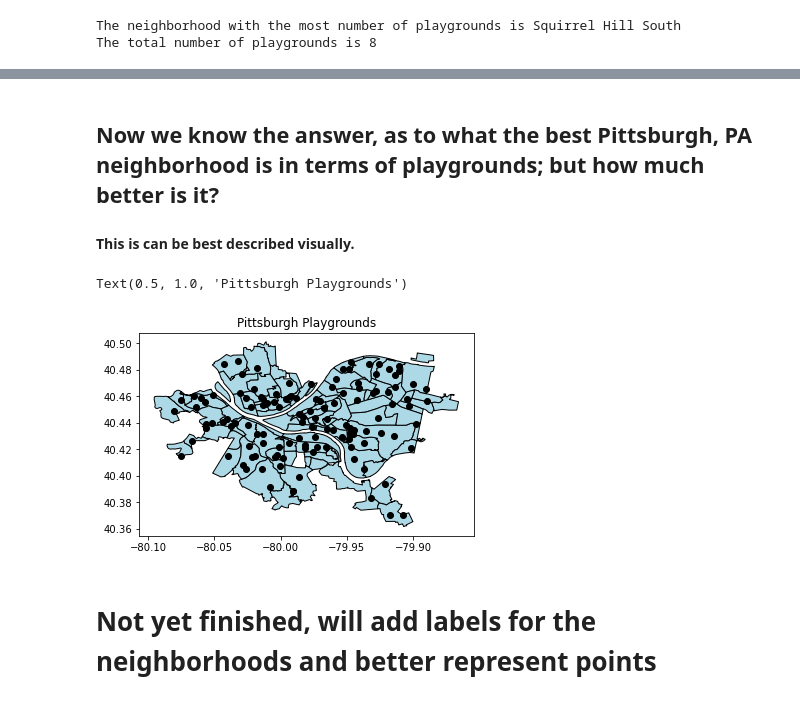
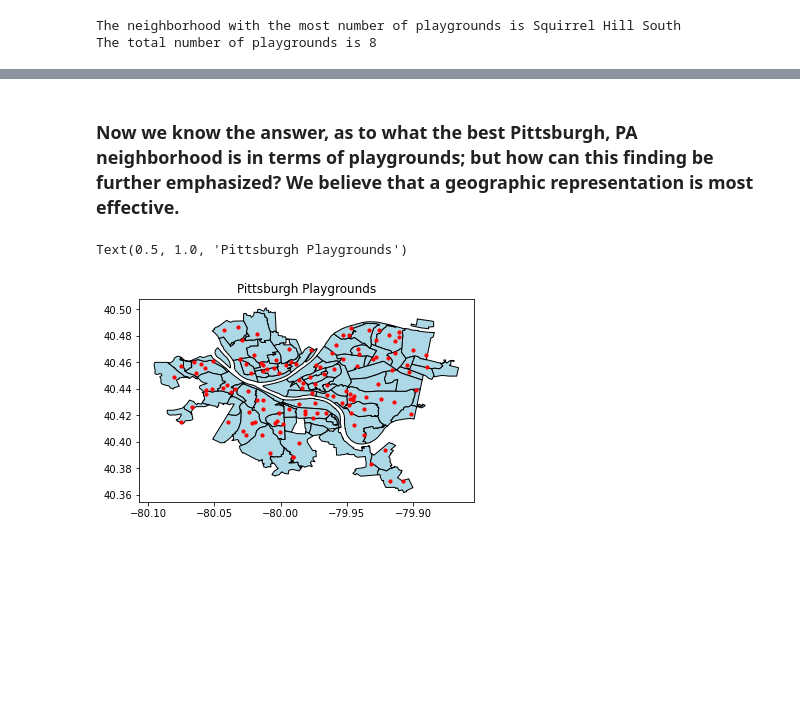
Before and after one commit to Joel961/Big-Ideas-Final-Project, a Jupyter notebook: playgrounds.ipynb, the cells around one changed output, grey strips where cells are left out. Saved outputs shown, nothing was run; the diff lists cells and outputs as text; code cells hidden in the pictures; blank space fills up the shorter version.

```diff
--- a/playgrounds.ipynb
+++ b/playgrounds.ipynb
@@ -28,6 +38,5 @@ The total number of playgrounds is 8
 # %% [markdown]
-## Now we know the answer, as to what the best Pittsburgh, PA neighborhood is in terms of playgrounds; but how much better is it?
-#### This is can be best described visually.
+### Now we know the answer, as to what the best Pittsburgh, PA neighborhood is in terms of playgrounds; but how can this finding be further emphasized? We believe that a geographic representation is most effective.
 # %%
 pgrounds_geo = gpd.GeoDataFrame(pgrounds, geometry=gpd.points_from_xy(pgrounds.longitude, pgrounds.latitude))
 # %%
@@ -35,10 +44,7 @@ pittsburgh = gpd.read_file('data/Neighborhoods_.shp')
 # %%
 axis = pittsburgh.plot(color='lightblue', edgecolor='black')
-
-pgrounds_geo.plot(ax=axis, color='black', figsize=(11,6))
+pgrounds_geo.plot(ax=axis, color='red', figsize=(20,10), markersize=10)
 plt.title('Pittsburgh Playgrounds')
 # %% [output]
 Text(0.5, 1.0, 'Pittsburgh Playgrounds')
-[figure, old version]
+[figure, new version]
-# %% [markdown]
-# Not yet finished, will add labels for the neighborhoods and better represent points
```
Also changed, not shown: parts of 3 cells of this notebook, 3 other files.
